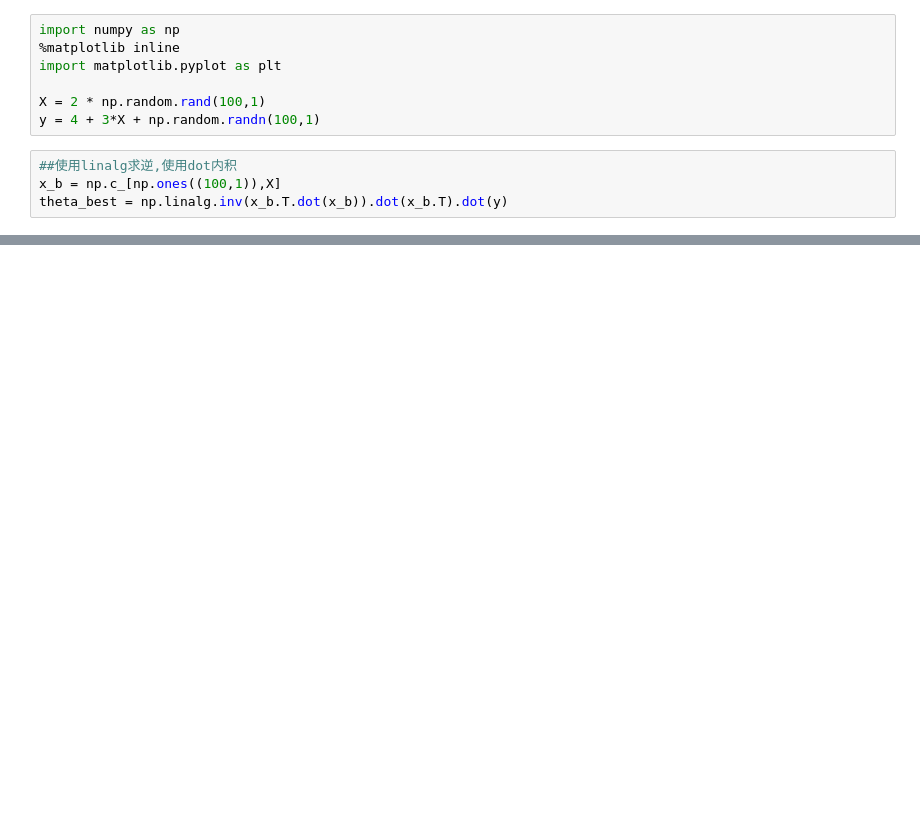
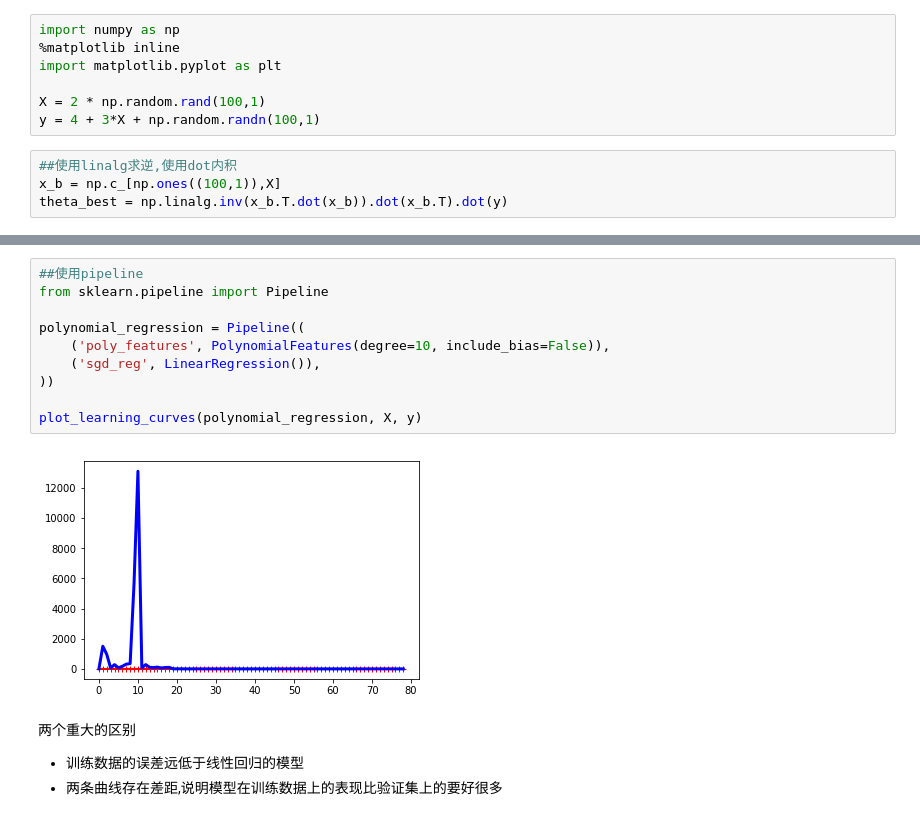
Before and after one commit to Rheasilvia/Scikit-Learn-And-Tensorflow, a Jupyter notebook: linear/linear.ipynb, the cells around one changed output, grey strips where cells are left out. Saved outputs shown, nothing was run; the diff lists cells and outputs as text; blank space fills up the shorter version.

```diff
--- a/linear/linear.ipynb
+++ b/linear/linear.ipynb
@@ -45,0 +155,16 @@ array([[4.14975349],
+# %%
+##使用pipeline
+from sklearn.pipeline import Pipeline
+
+polynomial_regression = Pipeline((
+    ('poly_features', PolynomialFeatures(degree=10, include_bias=False)),
+    ('sgd_reg', LinearRegression()),
+))
+
+plot_learning_curves(polynomial_regression, X, y)
+# %% [output]
+[figure, added]
+# %% [markdown]
+两个重大的区别
+- 训练数据的误差远低于线性回归的模型
+- 两条曲线存在差距,说明模型在训练数据上的表现比验证集上的要好很多
```
Also changed, not shown: parts of 19 cells of this notebook.
